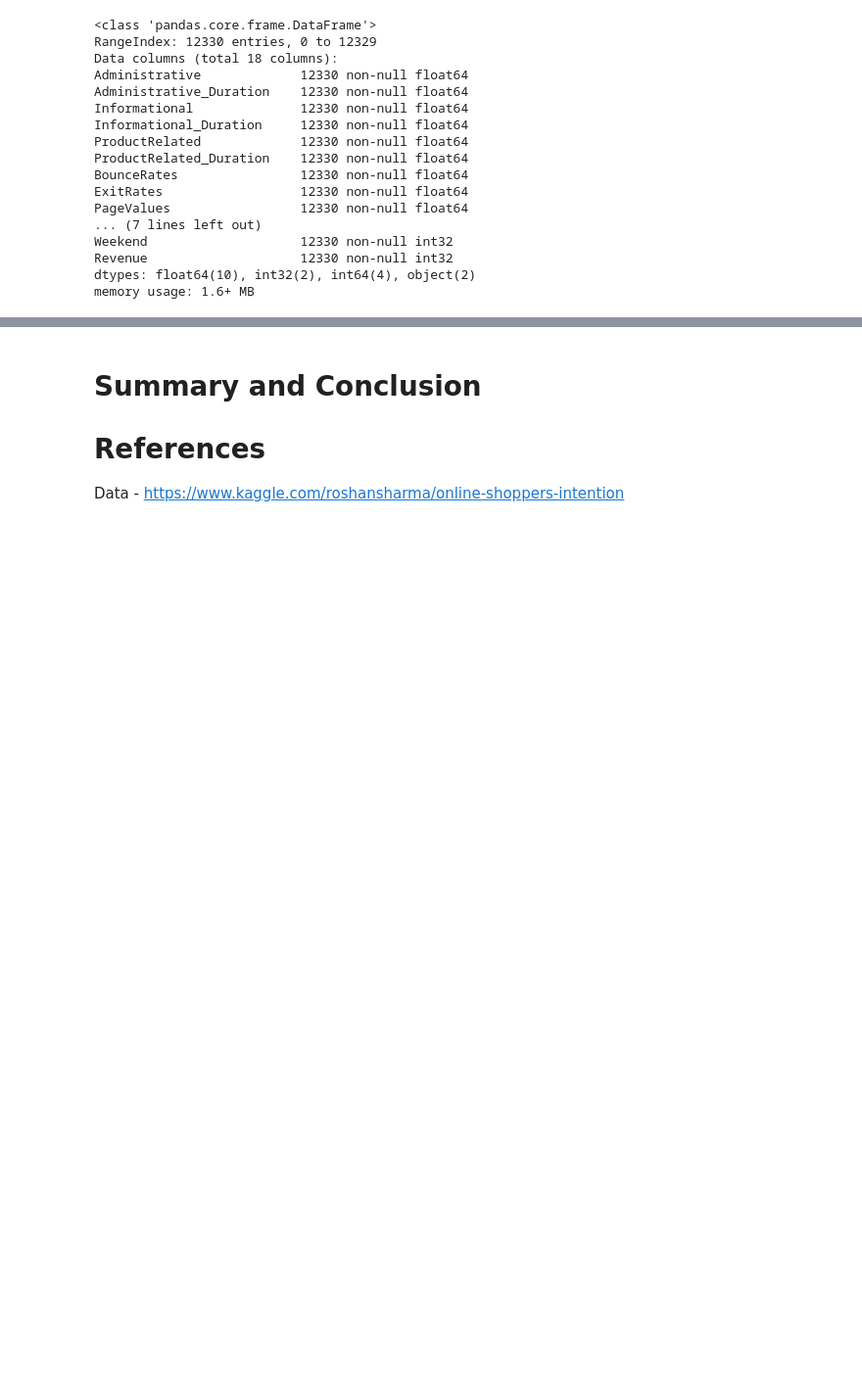
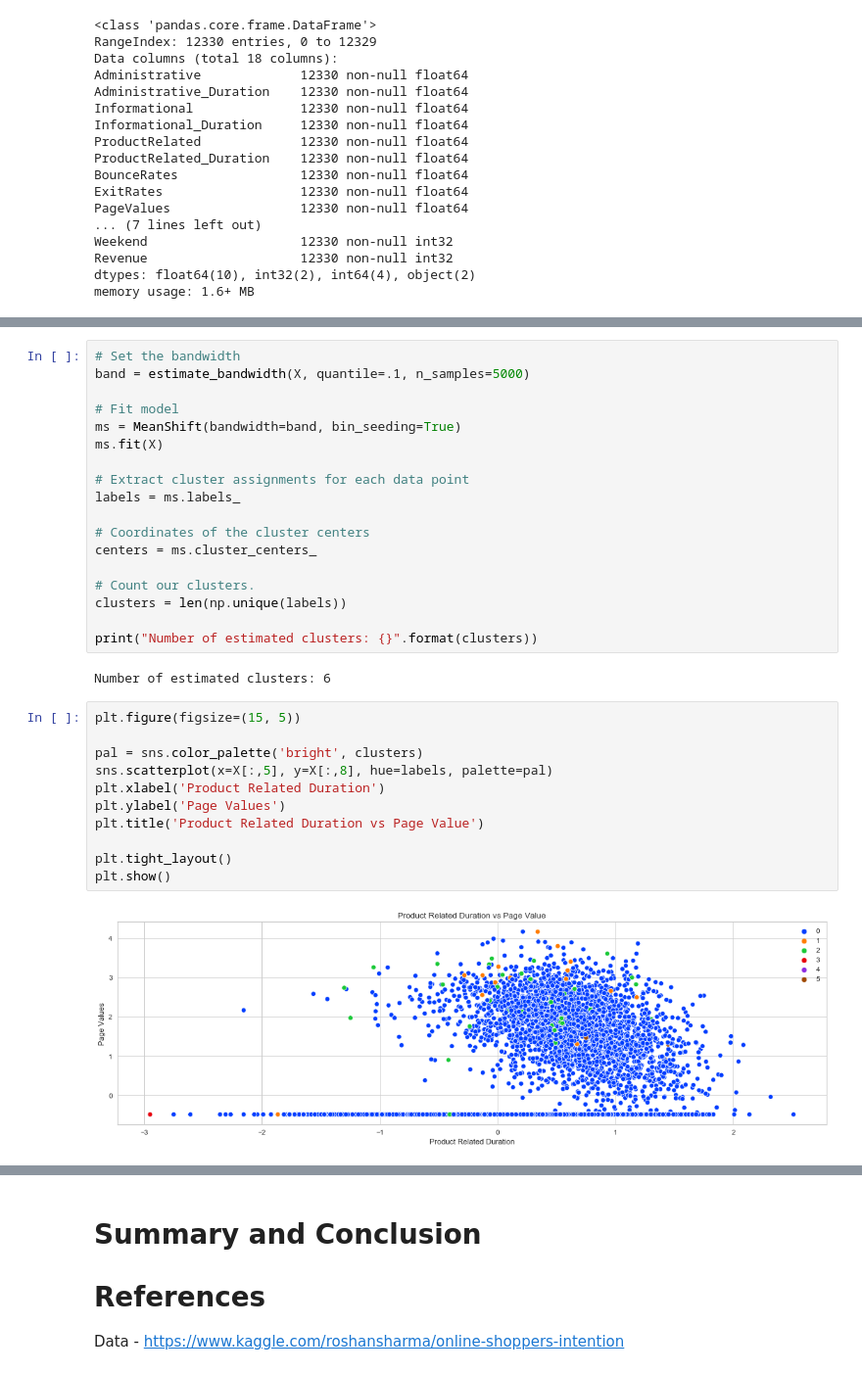
Before and after one commit to andrewab981/Thinkful, a Jupyter notebook: Unsupervised Learning Capstone/Unsupervised Learning Capstone.ipynb, the cells around one changed output, grey strips where cells are left out. Shown at 98% size. Saved outputs shown, nothing was run; the diff lists cells and outputs as text; blank space fills up the shorter version.

```diff
--- a/Unsupervised Learning Capstone/Unsupervised Learning Capstone.ipynb
+++ b/Unsupervised Learning Capstone/Unsupervised Learning Capstone.ipynb
@@ -345,0 +351,33 @@ plt.show()
+# %%
+# Set the bandwidth
+band = estimate_bandwidth(X, quantile=.1, n_samples=5000)
+
+# Fit model
+ms = MeanShift(bandwidth=band, bin_seeding=True)
+ms.fit(X)
+
+# Extract cluster assignments for each data point
+labels = ms.labels_
+
+# Coordinates of the cluster centers
+centers = ms.cluster_centers_
+
+# Count our clusters.
+clusters = len(np.unique(labels))
+
+print("Number of estimated clusters: {}".format(clusters))
+# %% [output]
+Number of estimated clusters: 6
+# %%
+plt.figure(figsize=(15, 5))
+
+pal = sns.color_palette('bright', clusters)
+sns.scatterplot(x=X[:,5], y=X[:,8], hue=labels, palette=pal)
+plt.xlabel('Product Related Duration')
+plt.ylabel('Page Values')
+plt.title('Product Related Duration vs Page Value')
+
+plt.tight_layout()
+plt.show()
+# %% [output]
+[figure, added]
```
Also changed, not shown: parts of 11 cells of this notebook.
